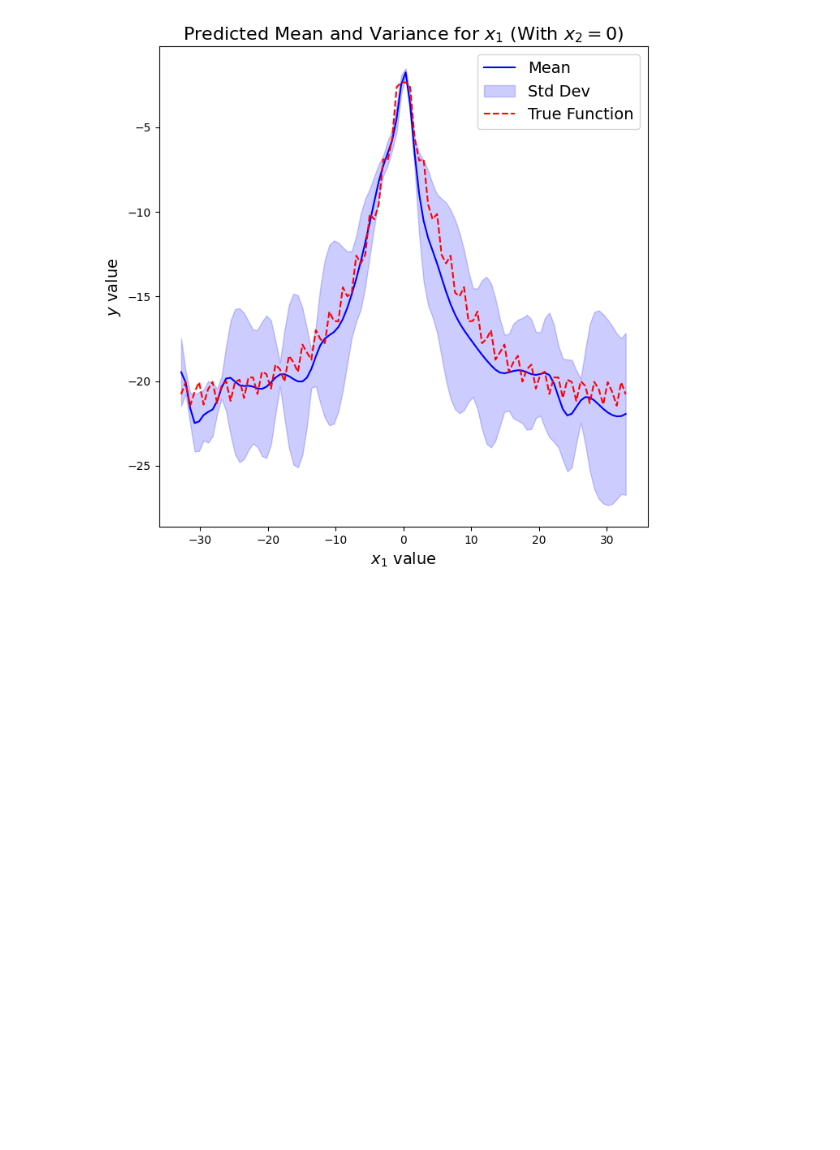
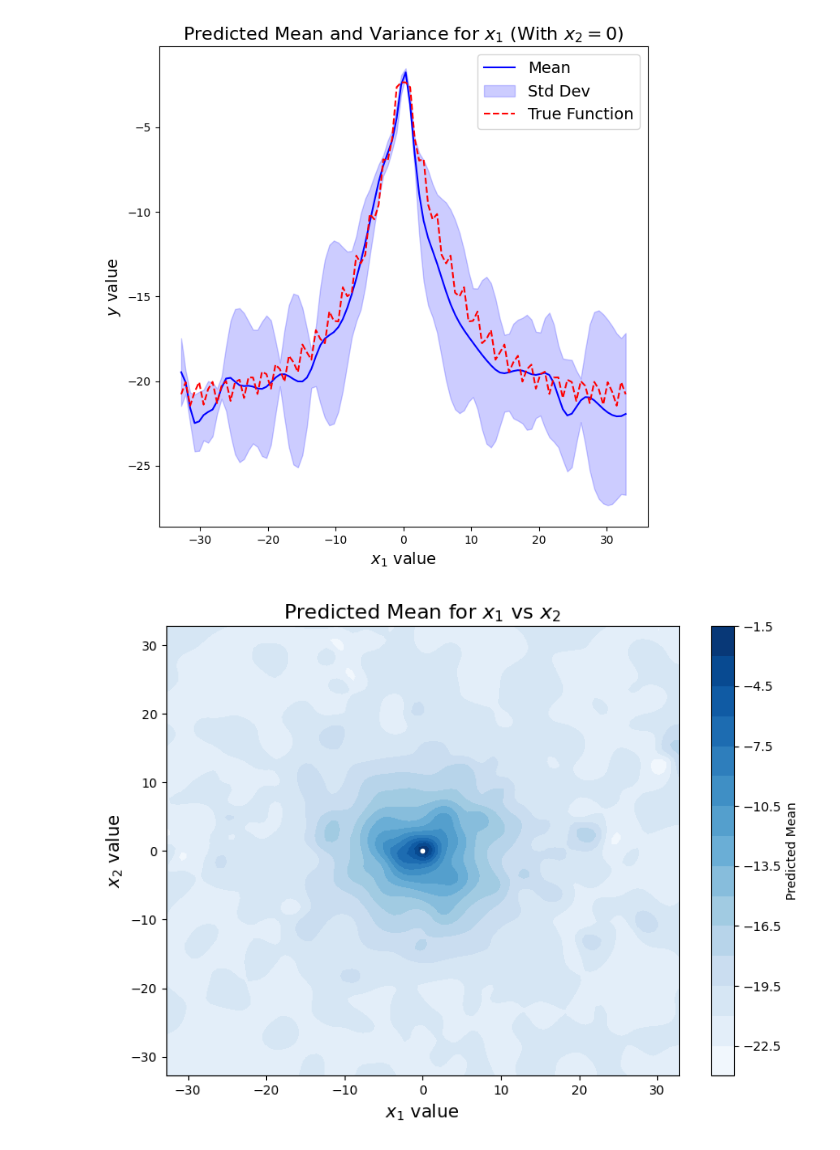
Before and after one commit to Schubydo/msc_code, a Jupyter notebook: SO_Numerical_Experiments/GP_plots.ipynb, the cells around one changed output. Cells and saved outputs as stored; diff of their text form; code cells hidden in the pictures; blank space fills up the shorter version.

```diff
--- a/SO_Numerical_Experiments/GP_plots.ipynb
+++ b/SO_Numerical_Experiments/GP_plots.ipynb
@@ -153,3 +148,61 @@ plt.tight_layout()
 plt.show()
 # %% [output]
 [figure]
+# %%
+import numpy as np
+import torch
+import matplotlib.pyplot as plt
+from botorch.test_functions import Ackley
+
+# Assuming you have defined x_min, x_max, model, and ackley function as in your code
+
+# Function to scale values to [0, 1]
+def scale_to_01(values, min_val, max_val):
+    return (values - min_val) / (max_val - min_val)
+
+# Function to scale values back to original range
+def scale_back(values, min_val, max_val):
+    return values * (max_val - min_val) + min_val
+
+# Generate a grid of test points for x1 and x2
+grid_size = 100  # Increase grid size for smoother plot
+x1_test_points_orig = np.linspace(x_min, x_max, grid_size)
+x2_test_points_orig = np.linspace(x_min, x_max, grid_size)
+x1_grid, x2_grid = np.meshgrid(x1_test_points_orig, x2_test_points_orig)
+
+# Scale test points to [0, 1]
+x1_grid_scaled = scale_to_01(x1_grid, x_min, x_max)
+x2_grid_scaled = scale_to_01(x2_grid, x_min, x_max)
+
+# Flatten and stack to form (n_points, 2) tensor
+test_points_grid = np.stack([x1_grid_scaled.flatten(), x2_grid_scaled.flatten()], axis=1)
+test_points_tensor_grid = torch.tensor(test_points_grid, dtype=torch.float32)
+
+# Make predictions for the grid
+model.eval()
+with torch.no_grad():
+    predictions_grid = model(test_points_tensor_grid)
+    mean_grid = predictions_grid.mean.detach().numpy()
+
+# Rescale mean_grid back to the original scale
+mean_grid_rescaled = denormalize(mean_grid, mean_y1, std_y1)  # Replace mean_y1 and std_y1 with your actual normalization values
+
+# Reshape mean_grid_rescaled back to the grid shape
+mean_grid_rescaled = mean_grid_rescaled.reshape(x1_grid.shape)
+
+# Create contour plot
+plt.figure(figsize=(8, 6))
+contour = plt.contourf(x1_test_points_orig, x2_test_points_orig, mean_grid_rescaled, levels=15, cmap='Blues')
+plt.colorbar(contour, label='Predicted Mean')
+
+# Plotting the maximum point at [0, 0]
+plt.plot([0], [0], 'wo', markersize=3)  # White dot for max point at [0, 0]
+
+plt.title('Predicted Mean for $x_1$ vs $x_2$', fontsize=16)
+plt.xlabel('$x_1$ value', fontsize=14)
+plt.ylabel('$x_2$ value', fontsize=14)
+
+plt.tight_layout()
+plt.show()
+# %% [output]
+[figure, added]
```
Also changed, not shown: parts of 1 cell of this notebook, 1 other file.
